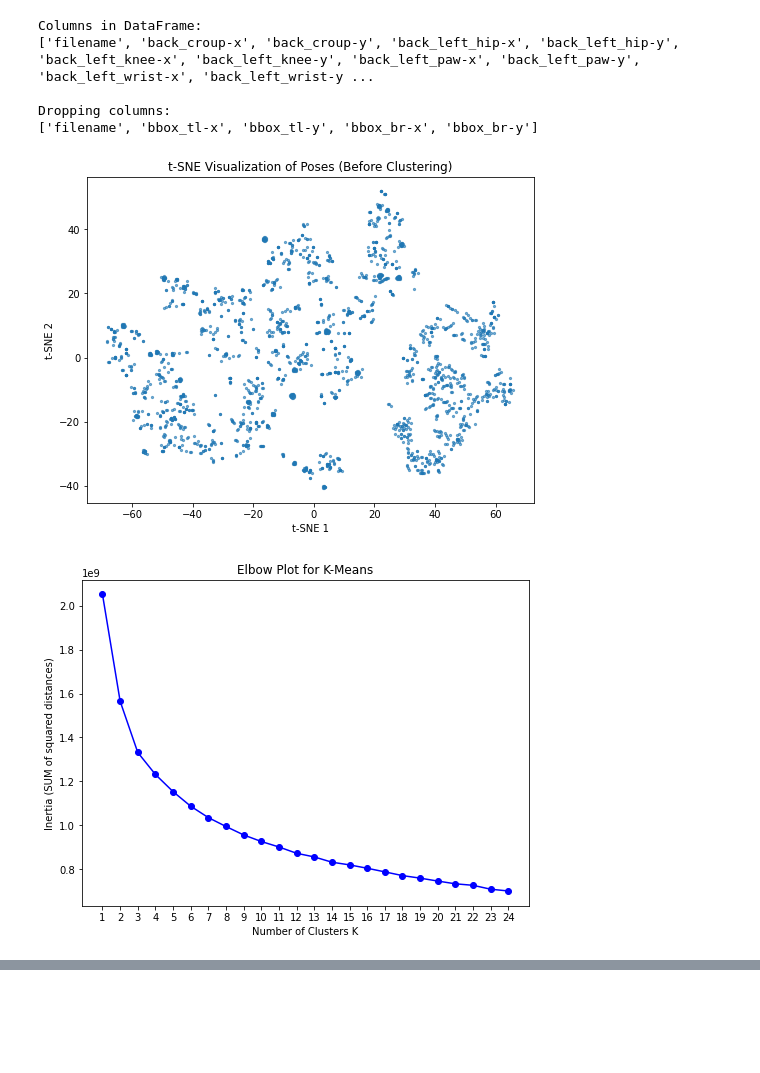
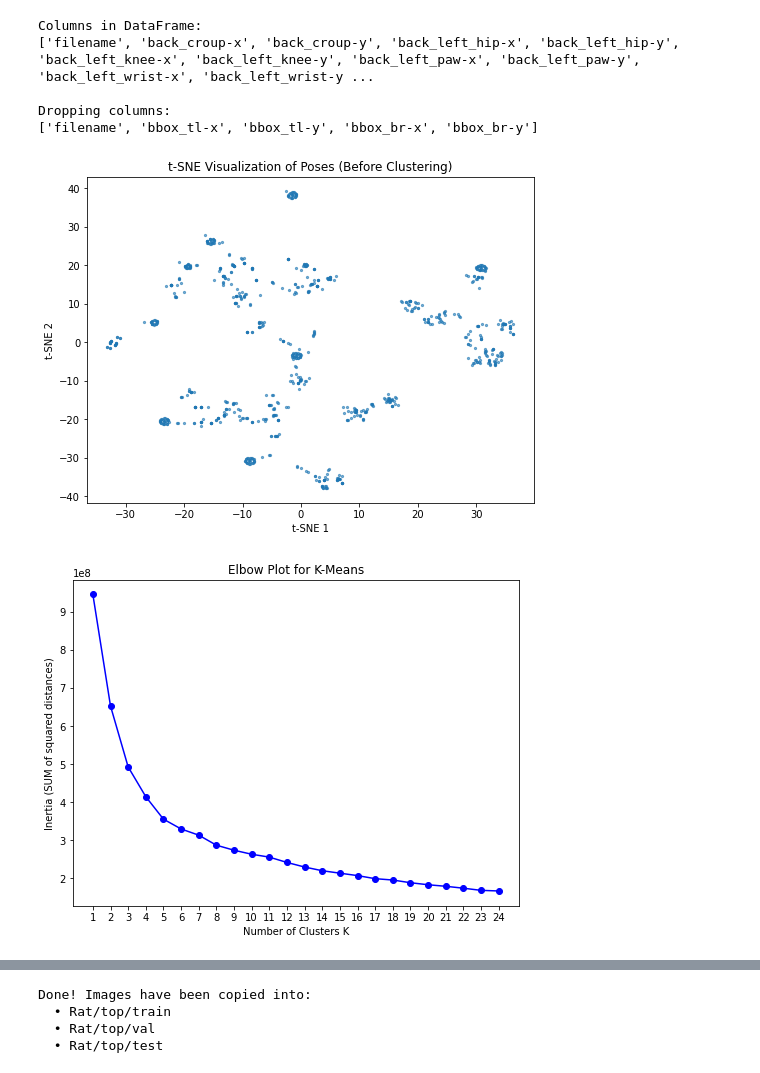
Before and after one commit to jomuecke/pose_estimation, a Jupyter notebook: splitt_dataset.ipynb, the cells around one changed output, grey strips where cells are left out. Drawn from its saved outputs; the diff is of its cells as text; code cells hidden in the pictures; blank space fills up the shorter version.

```diff
--- a/splitt_dataset.ipynb
+++ b/splitt_dataset.ipynb
@@ -8,7 +8,7 @@ from sklearn.model_selection import train_test_split
 import matplotlib.pyplot as plt
 
 # 1. Load the annotations file (change path if needed)
-df = pd.read_csv('Rat/side/annotations.csv')
+df = pd.read_csv('Rat/top/annotations.csv')
 
 # 1a. Print all column names to confirm
 print("Columns in DataFrame:")
@@ -96,35 +96,35 @@ train_idx, temp_idx, y_train, y_temp = train_test_split(
     random_state=42
 )
 val_idx, test_idx, y_val, y_test = train_test_split(
     temp_idx,
     y_temp,
     test_size=0.5,
     stratify=y_temp,
     random_state=42
 )
 
 train_df = df.iloc[train_idx].reset_index(drop=True)
 val_df   = df.iloc[val_idx].reset_index(drop=True)
 test_df  = df.iloc[test_idx].reset_index(drop=True)
 
 print('\nTrain set size:', len(train_df))
 print(train_df['cluster'].value_counts(normalize=True).sort_index())
 
 print('\nValidation set size:', len(val_df))
 print(val_df['cluster'].value_counts(normalize=True).sort_index())
 
 print('\nTest set size:', len(test_df))
 print(test_df['cluster'].value_counts(normalize=True).sort_index())
 
 # 8. (Optional) Save splits to CSV
-train_df.to_csv('Rat/side/train_annotations.csv', index=False)
-val_df.to_csv('Rat/side/val_annotations.csv', index=False)
-test_df.to_csv('Rat/side/test_annotations.csv', index=False)
+train_df.to_csv('Rat/top/train_annotations.csv', index=False)
+val_df.to_csv('Rat/top/val_annotations.csv', index=False)
+test_df.to_csv('Rat/top/test_annotations.csv', index=False)
 # %% [output]
 Columns in DataFrame:
 ['filename', 'back_croup-x', 'back_croup-y', 'back_left_hip-x', 'back_left_hip-y', 'back_left_knee-x', 'back_left_knee-y', 'back_left_paw-x', 'back_left_paw-y', 'back_left_wrist-x', 'back_left_wrist-y ...
 
 Dropping columns:
 ['filename', 'bbox_tl-x', 'bbox_tl-y', 'bbox_br-x', 'bbox_br-y']
-[figure, old version]
+[figure, new version]
-[figure, old version]
+[figure, new version]
@@ -159,0 +160,48 @@ df.to_csv('/Rat/side/annotations_with_clusters.csv', index=False)
+# %%
+# Make directories train test val
+# Fill directories with frames from images folder based on test_annotations.csv, train_annotations.csv, val_annotations.csv
+# First line in these files is 'filename'
+import os
+import shutil
+import pandas as pd
+
+# === Configurable Paths ===
+# Folder containing your image frames
+image_src_folder = "Rat/top/images"  # ← change this to where your images actually are
+
+# Folder where you want to place split subfolders
+dest_base = "Rat/top/"   # ← will create train/, val/, test/ under here
+
+# CSV files for each split
+csv_files = {
+    "train": "Rat/top/train_annotations.csv",
+    "val":   "Rat/top/val_annotations.csv",
+    "test":  "Rat/top/test_annotations.csv",
+}
+
+# === Create directories ===
+for split in csv_files:
+    split_dir = os.path.join(dest_base, split)
+    os.makedirs(split_dir, exist_ok=True)
+
+# === Copy images into their respective split folders ===
+for split, csv_file in csv_files.items():
+    df = pd.read_csv(csv_file)
+    if "filename" not in df.columns:
+        raise KeyError(f"'filename' column not found in {csv_file}")
+    for fname in df["filename"]:
+        src_path = os.path.join(image_src_folder, fname)
+        dst_path = os.path.join(dest_base, split, os.path.basename(fname))
+        if os.path.exists(src_path):
+            shutil.copy(src_path, dst_path)
+        else:
+            print(f"Warning: Source file not found: {src_path}")
+
+print("Done! Images have been copied into:")
+for split in csv_files:
+    print(f"  • {os.path.join(dest_base, split)}")
+# %% [output]
+Done! Images have been copied into:
+  • Rat/top/train
+  • Rat/top/val
+  • Rat/top/test
```
Also changed, not shown: parts of 4 cells of this notebook, 4 other files.
